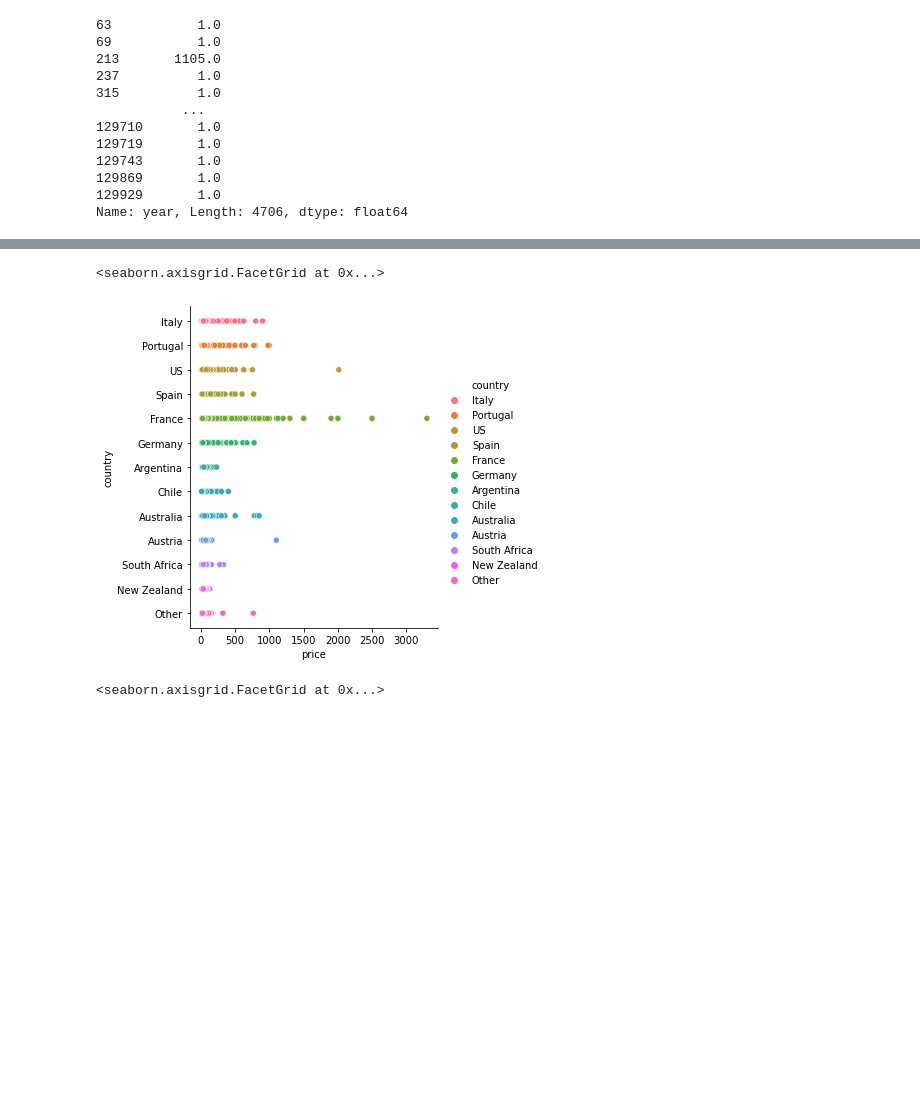
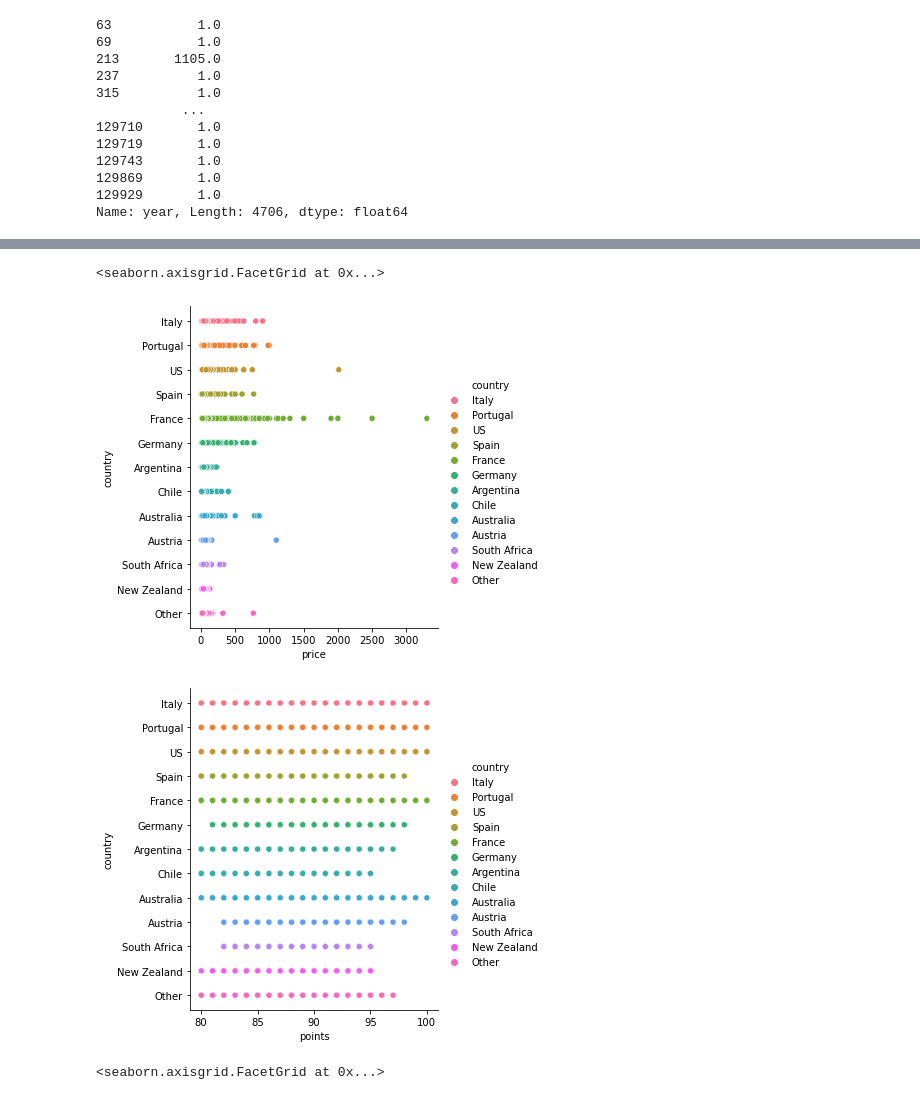
Before and after one commit to nowonknow/Wine_Guide, a Jupyter notebook: Project.ipynb, the cells around one changed output, grey strips where cells are left out. Cells and saved outputs as stored; diff of their text form; code cells hidden in the pictures; blank space fills up the shorter version.

```diff
--- a/Project.ipynb
+++ b/Project.ipynb
@@ -80,17 +93,22 @@ sns.relplot(
 # %%
 
 p_df = df.copy()
 province_count = df['country'].value_counts()
 for index, value in province_count.items():
     if value/df['country'].shape[0] < 0.01:
         p_df = p_df.replace(index,"Other")
 sns.relplot(
     data=p_df,
     hue="country",x="price", y="country",
 )
+sns.relplot(
+    data=p_df,
+    hue="country",x="points", y="country",
+)
 # %% [output]
 <seaborn.axisgrid.FacetGrid at 0x...>
 [figure]
+[figure, added]
 # %%
 sns.relplot(
     data=new_df,
```
Also changed, not shown: parts of 11 cells of this notebook.
